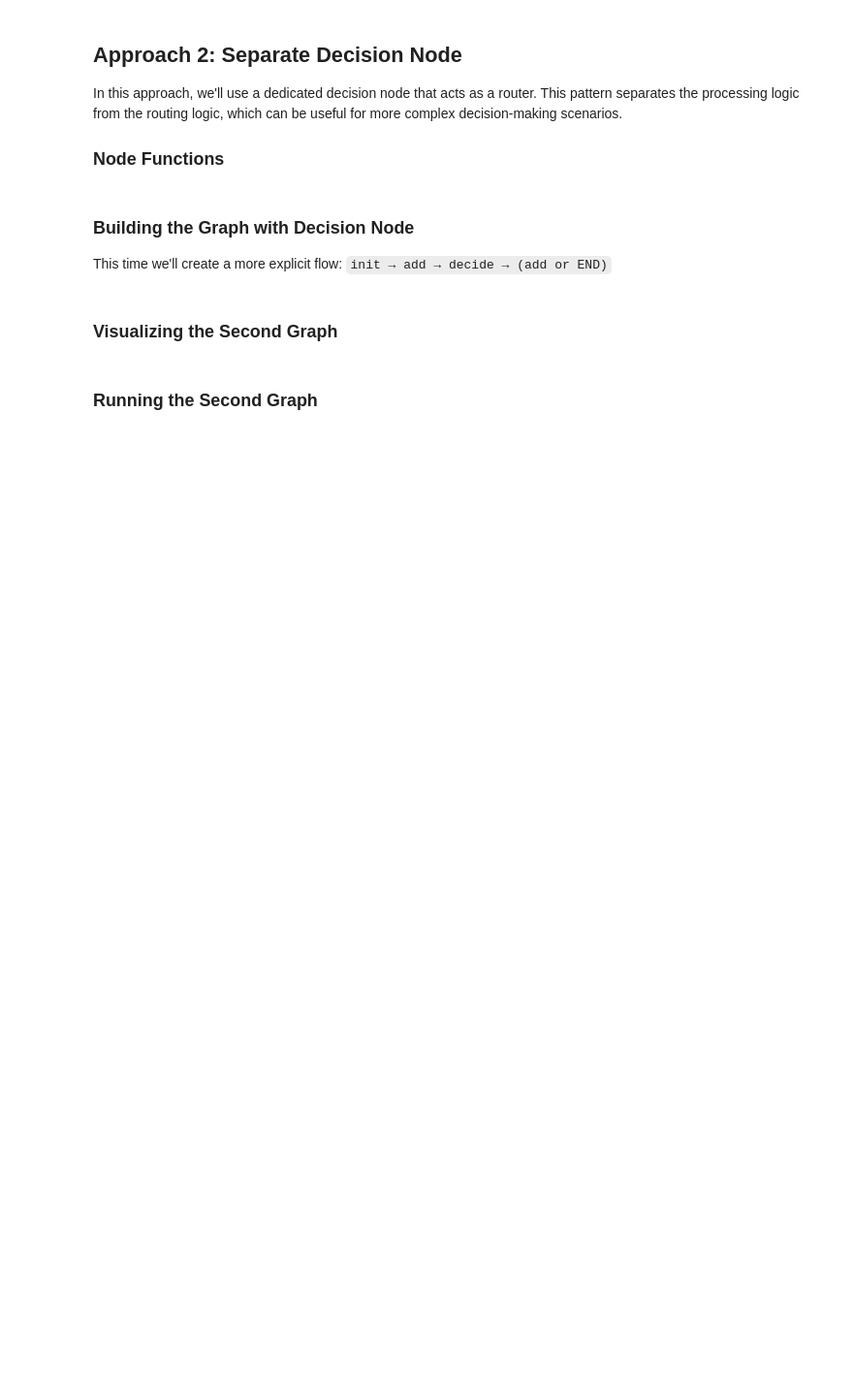
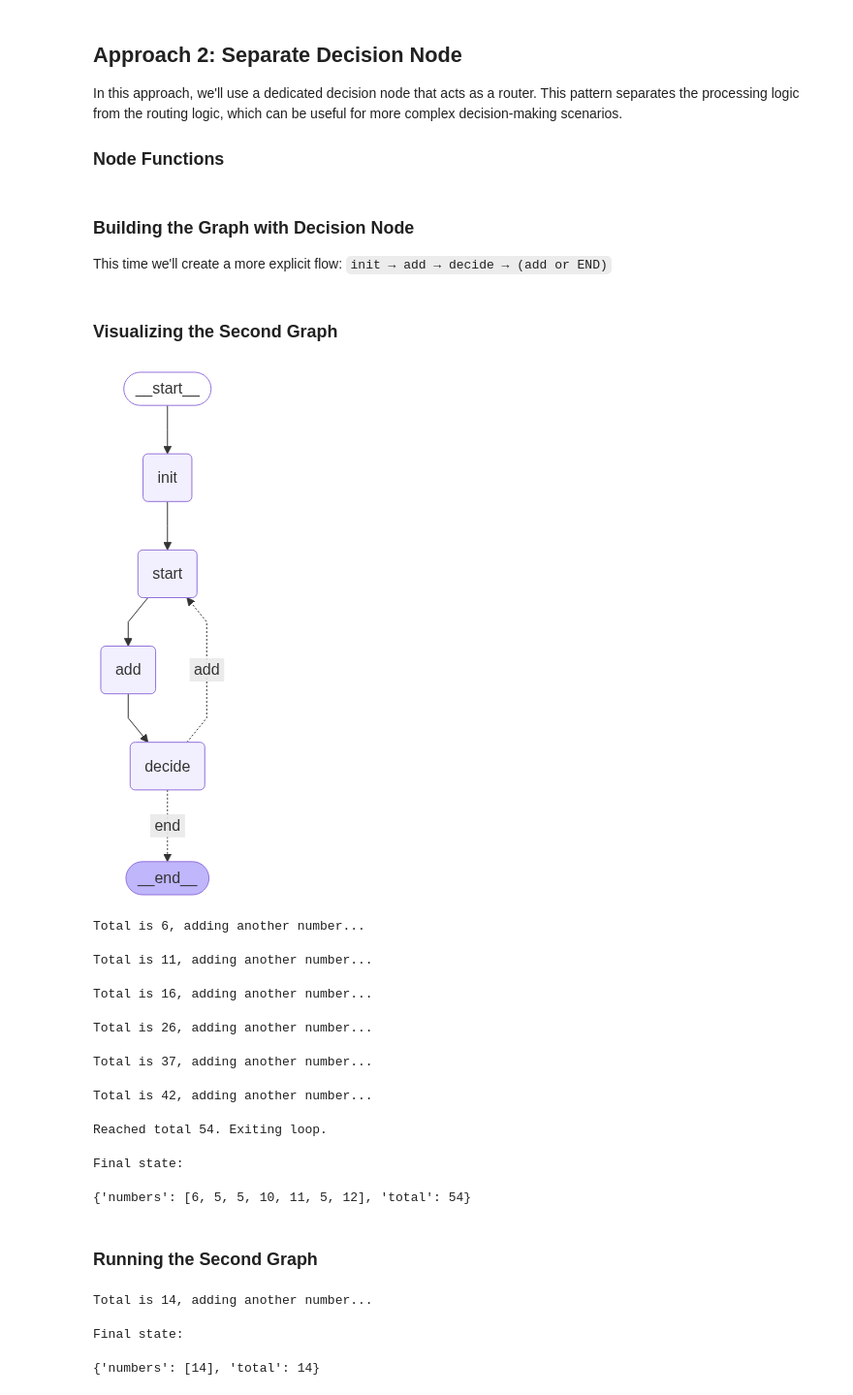
Before and after one commit to JustCodeIt7/LangGraph_101, a Jupyter notebook: 01-Graphs/06-Looping_Logic/06-Looping_Logic.ipynb, the cells around one changed output. Shown at 97% size. Saved outputs shown, nothing was run; the diff lists cells and outputs as text; code cells hidden in the pictures; blank space fills up the shorter version.

```diff
--- a/01-Graphs/06-Looping_Logic/06-Looping_Logic.ipynb
+++ b/01-Graphs/06-Looping_Logic/06-Looping_Logic.ipynb
@@ -54,7 +156,71 @@ In this approach, we'll use a dedicated decision node that acts as a router. Thi
 ### Building the Graph with Decision Node
 
 This time we'll create a more explicit flow: `init → add → decide → (add or END)`
+# %%
+# Build the graph
+graph = StateGraph(SumState)
+
+graph.add_node("init", init_node)
+graph.add_node("start", start)
+graph.add_node("add", add_number)
+
+graph.add_node("decide", decide_node)
+
+
+# Wire up the flow: init → add → decide → (add or END)
+graph.add_edge("init", "start")
+graph.add_edge("start", "add")
+graph.add_edge("add", "decide")
+
+graph.add_conditional_edges(
+    "decide",  # source node name
+    check_continue,  # decision function
+    {
+        "add": "start",  # loop back to the add node
+        "end": END,  # or terminate
+    },
+)
+
+# Specify the starting node
+graph.set_entry_point("init")
+
+# Compile and run
+app = graph.compile()
 # %% [markdown]
 ### Visualizing the Second Graph
+# %%
+display(Image(app.get_graph().draw_mermaid_png()))
+
+with open("./output/06.2-Looping_Logic.png", "wb") as f:
+    f.write(app.get_graph().draw_mermaid_png())
+
+# save mermaid graph to a file
+final_state = app.invoke({"numbers": [], "total": 0})
+print("\nFinal state:")
+print(final_state)
+
+# Save the Mermaid representation of the graph
+with open("./output/06.2-Looping_Logic.mmd", "w") as f:
+    f.write(app.get_graph().draw_mermaid())
+# %% [output]
+[figure, added]
+Total is 6, adding another number...
+Total is 11, adding another number...
+Total is 16, adding another number...
+Total is 26, adding another number...
+Total is 37, adding another number...
+Total is 42, adding another number...
+Reached total 54. Exiting loop.
+Final state:
+{'numbers': [6, 5, 5, 10, 11, 5, 12], 'total': 54}
 # %% [markdown]
 ### Running the Second Graph
+# %%
+final_state = app.invoke({"numbers": [], "total": 0})
+
+print("\nFinal state:")
+print(final_state)
+# %% [output]
+Total is 14, adding another number...
+Final state:
+{'numbers': [14], 'total': 14}
```
Also changed, not shown: parts of 9 cells of this notebook, 2 other files.
